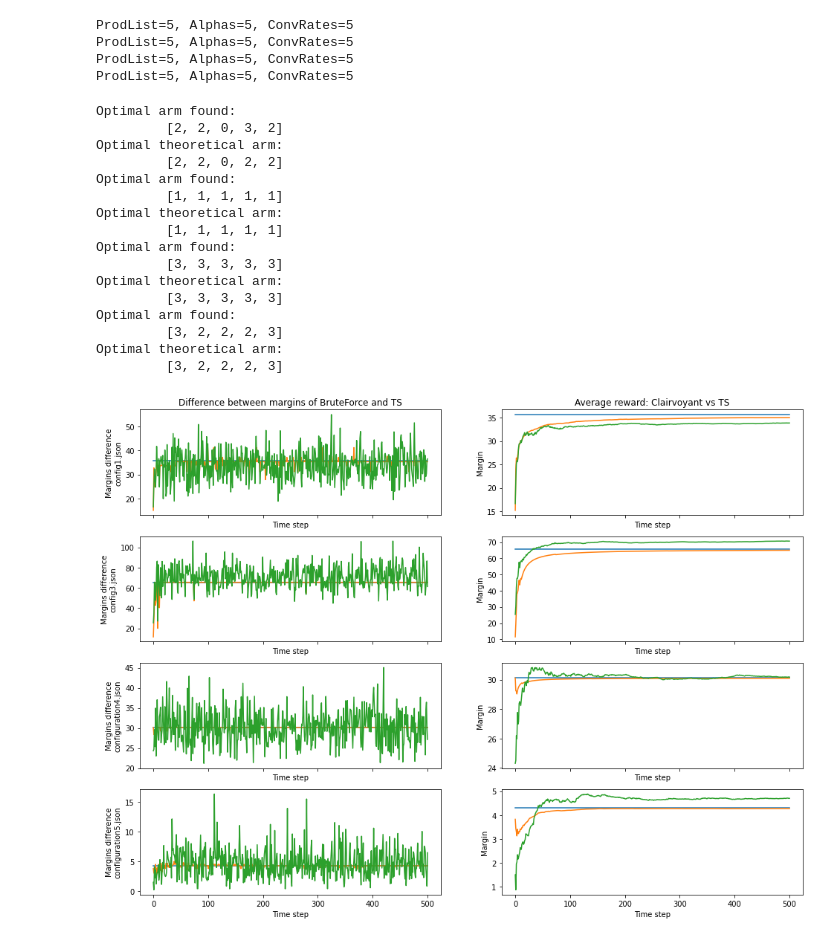
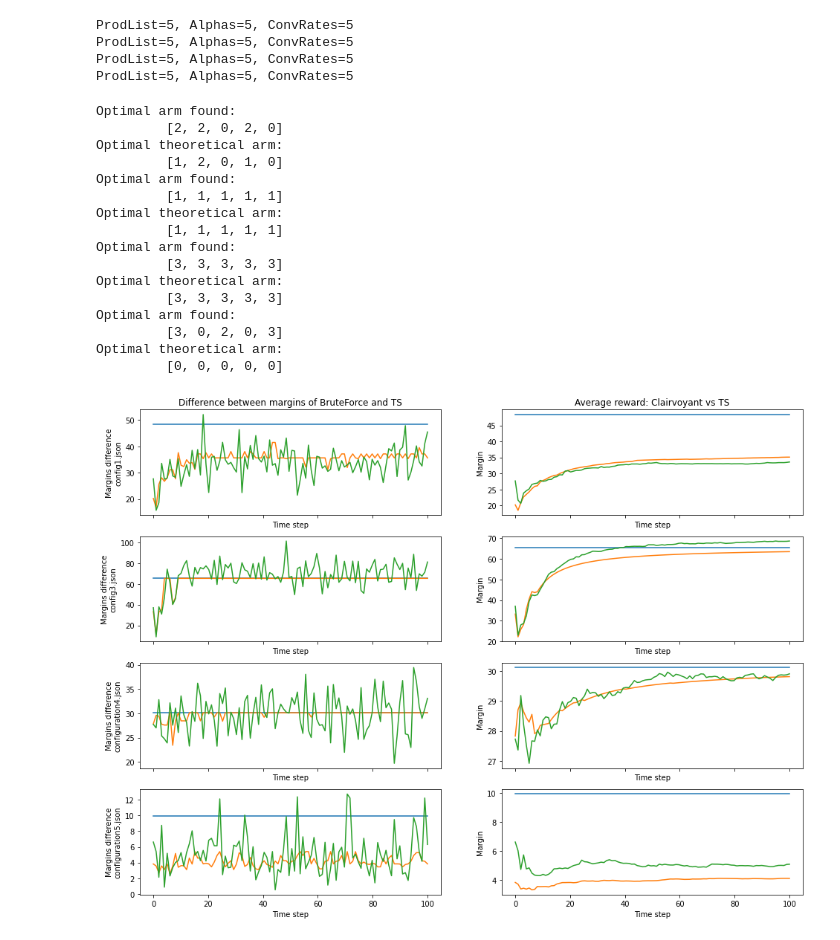
Before and after one commit to alemolteni/team4_projectOLA, a Jupyter notebook: Step3-TS.ipynb, the cells around one changed output. Saved outputs shown, nothing was run; the diff lists cells and outputs as text; code cells hidden in the pictures.

```diff
--- a/Step3-TS.ipynb
+++ b/Step3-TS.ipynb
@@ -54,12 +54,12 @@ ProdList=5, Alphas=5, ConvRates=5
 tot_ts_learner_margins = []
 tot_optimal_margins = []
 tsLearners = []
-n_experiments = 500
+n_experiments = 100
 fig, axes = plt.subplots(ncols=2, nrows=len(env), sharex=True, figsize=(16,12))
 
 for i in range(0, len(env)):
     tsLearners.append(TS_CR(margins=config_margins[i], alphas=alphas[i], secondary_prod=prod_lists[i],
-                            click_prob=click_probs[i], l=lambdas[i]))
+                            click_prob=click_probs[i], l=lambdas[i], units_mean=units_means[i]))
 
     ts_learner_graph_margins = np.array([])
     ts_learner_env_margins = np.array([])
@@ -115,35 +115,35 @@ for i in range(0, len(env)):
     axes[i,0].set_xlabel("Time step")
     axes[i,0].set_ylabel("Margins difference\n{}".format(config_name))
     axes[0,0].set_title("Difference between margins of BruteForce and TS")
 
     axes[i,1].plot(x,optimal)
     cum_rews = np.cumsum(ts_learner_graph_margins)
     avg_cum_rews = np.divide(cum_rews, np.arange(1,n_experiments+1))
     axes[i,1].plot(x, avg_cum_rews)
     cum_rews = np.cumsum(ts_learner_env_margins)
     avg_cum_rews = np.divide(cum_rews, np.arange(1,n_experiments+1))
     axes[i,1].plot(x, avg_cum_rews)
     axes[i,1].set_xlabel("Time step")
     axes[i,1].set_ylabel("Margin")
     axes[0,1].set_title("Average reward: Clairvoyant vs TS")
     print("Optimal arm found:\n\t", tsLearners[i].pull_arm(), "\nOptimal theoretical arm:\n\t", optimal_arms[i])
 
 plt.show()
 # %% [output]
 Optimal arm found:
-         [2, 2, 0, 3, 2]
+         [2, 2, 0, 2, 0]
 Optimal theoretical arm:
-         [2, 2, 0, 2, 2]
+         [1, 2, 0, 1, 0]
 Optimal arm found:
          [1, 1, 1, 1, 1]
 Optimal theoretical arm:
          [1, 1, 1, 1, 1]
 Optimal arm found:
          [3, 3, 3, 3, 3]
 Optimal theoretical arm:
          [3, 3, 3, 3, 3]
 Optimal arm found:
-         [3, 2, 2, 2, 3]
+         [3, 0, 2, 0, 3]
 Optimal theoretical arm:
-         [3, 2, 2, 2, 3]
+         [0, 0, 0, 0, 0]
-[figure, old version]
+[figure, new version]
```
Also changed, not shown: 3 other files.
